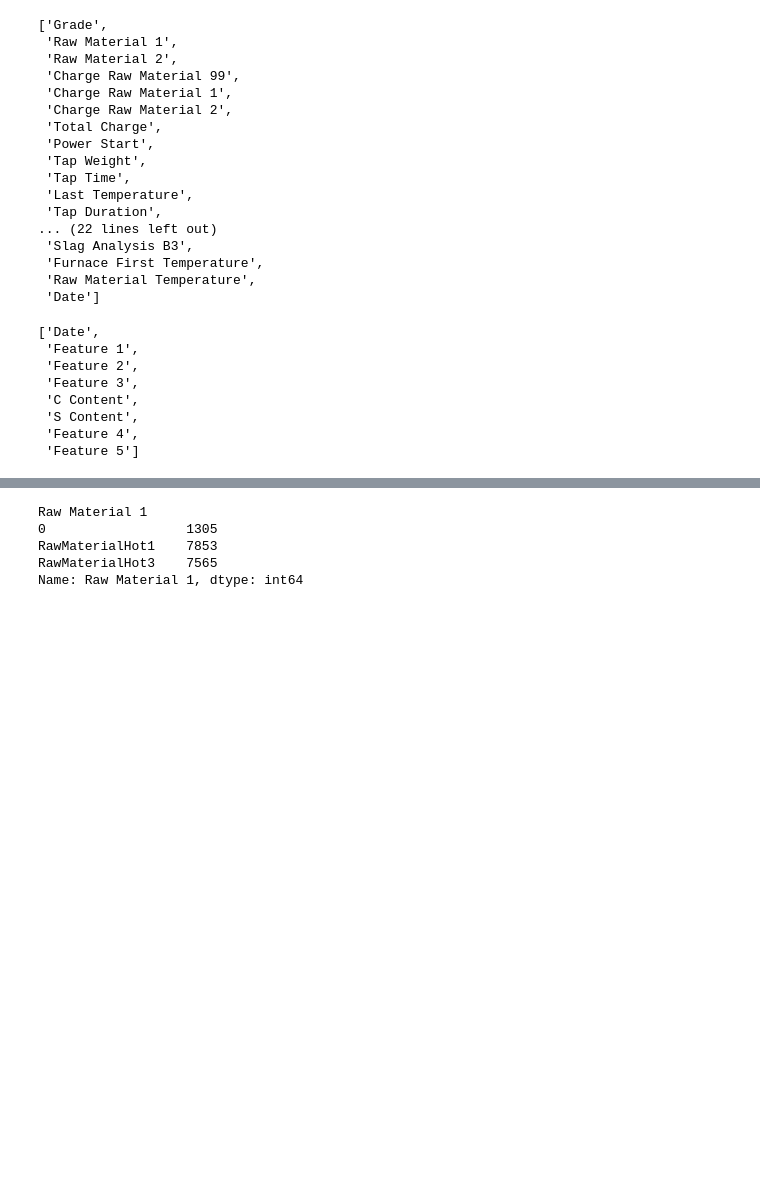
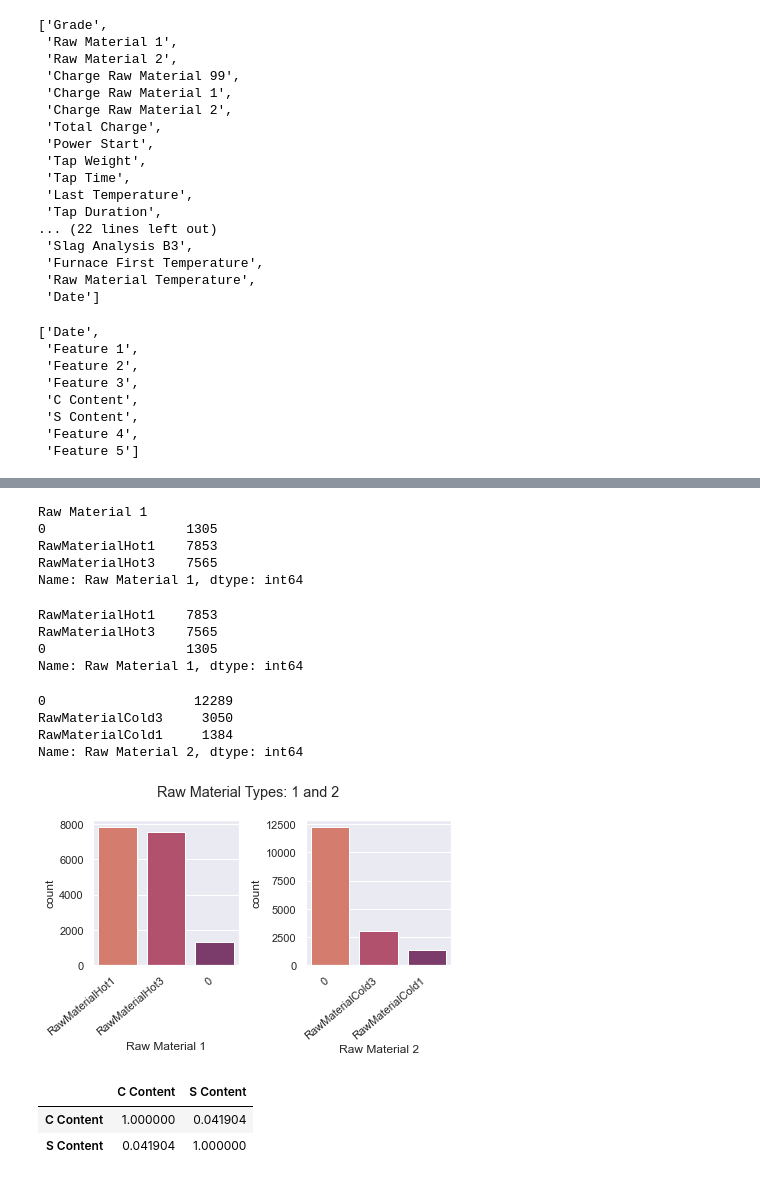
Before and after one commit to danielfernandescc/VettaDSTeste, a Jupyter notebook: main.ipynb, the cells around one changed output, grey strips where cells are left out. Cells and saved outputs as stored; diff of their text form; code cells hidden in the pictures; blank space fills up the shorter version.

```diff
--- a/main.ipynb
+++ b/main.ipynb
@@ -123,10 +126,53 @@ datasetFurnace.head().T
 | Date | 2019-01-01 | 2019-01-01 | 2019-01-01 | 2019-01-01 | 2019-01-01 |
 # %%
-# rawMaterial1 e RawMaterial2
-datasetFurnace.groupby('Raw Material 1')['Raw Material 1'].count()
+# rawMaterial1 e rawMaterial3
+rawMaterial1data = datasetFurnace.groupby('Raw Material 1')['Raw Material 1'].count()
-# %% [output]
-Raw Material 1
-0                  1305
-RawMaterialHot1    7853
-RawMaterialHot3    7565
-Name: Raw Material 1, dtype: int64
+# %%
+rawMaterial1data
+# %% [output]
+Raw Material 1
+0                  1305
+RawMaterialHot1    7853
+RawMaterialHot3    7565
+Name: Raw Material 1, dtype: int64
+# %%
+datasetFurnace['Raw Material 1'].value_counts()
+# %% [output]
+RawMaterialHot1    7853
+RawMaterialHot3    7565
+0                  1305
+Name: Raw Material 1, dtype: int64
+# %%
+datasetFurnace['Raw Material 2'].value_counts()
+# %% [output]
+0                   12289
+RawMaterialCold3     3050
+RawMaterialCold1     1384
+Name: Raw Material 2, dtype: int64
+# %%
+# Tipos de matéria prima
+
+figure1, axs = plt.subplots(ncols=2)
+figure1.suptitle('Raw Material Types: 1 and 2')
+
+graph1 = sns.countplot(x='Raw Material 1', data=datasetFurnace, order = datasetFurnace['Raw Material 1'].value_counts().index, palette='flare',ax=axs[0])
+axes[0].set_title('Raw Material 1')
+
+graph2 = sns.countplot(x='Raw Material 2', data=datasetFurnace, order = datasetFurnace['Raw Material 2'].value_counts().index, palette='flare',ax=axs[1])
+axes[1].set_title('Raw Material 2')
+
+graph1.set_xticklabels(graph1.get_xticklabels(), rotation=40, ha="right")
+graph2.set_xticklabels(graph2.get_xticklabels(), rotation=40, ha="right")
+
+figure1.tight_layout()
+# %% [output]
+[figure, added]
+# %%
+# C e S correlacao semelhancas
+df = datasetRaw.drop(columns = ['Feature 1','Feature 2','Feature 3', 'Feature 4', 'Feature 5'],axis=1)
+corr = df.corr()
+corr.style.background_gradient(cmap='coolwarm')
+# %% [output]
+|  | C Content | S Content |
+| C Content | 1.000000 | 0.041904 |
+| S Content | 0.041904 | 1.000000 |
```
Also changed, not shown: parts of 12 cells of this notebook.
